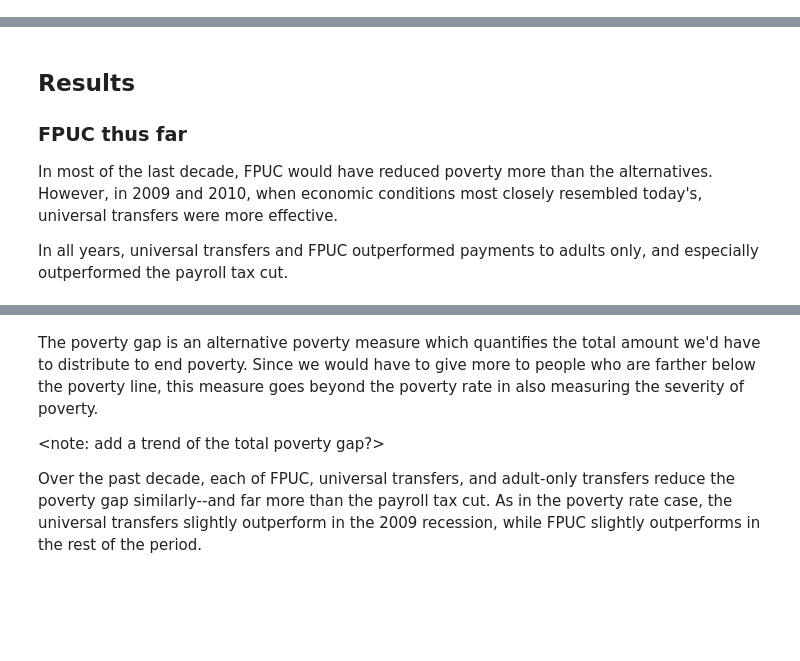
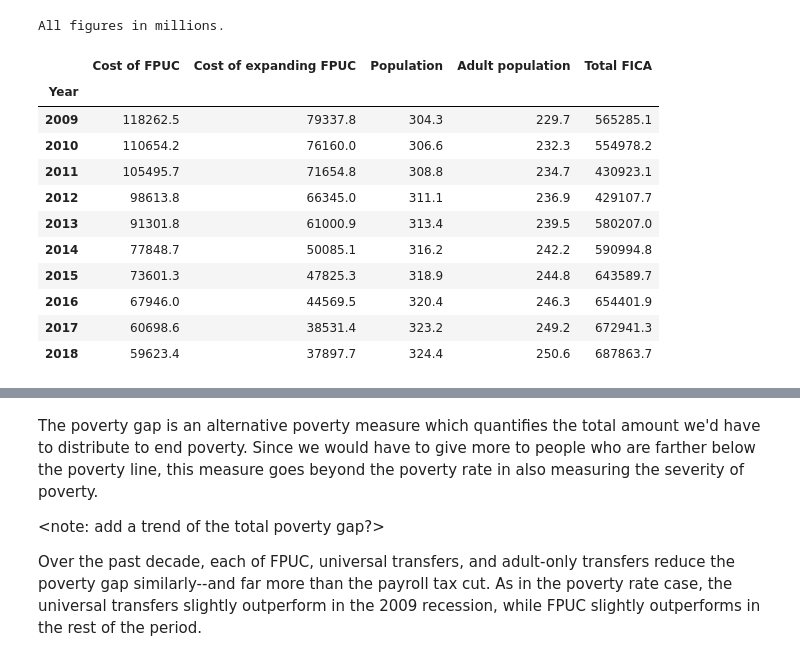
Before and after one commit to UBICenter/covid, a Jupyter notebook: jb/ui.ipynb, the cells around one changed output, grey strips where cells are left out. Saved outputs shown, nothing was run; the diff lists cells and outputs as text; code cells hidden in the pictures; blank space fills up the shorter version.

```diff
--- a/jb/ui.ipynb
+++ b/jb/ui.ipynb
@@ -439,3 +147,23 @@ All figures in millions.
+# %%
+# Print overall summary
+print("All figures in millions.")
+(year_summary.rename(columns={'FLPDYR': 'Year'}).set_index(
+    'Year')[OVERALL_YEARLY_METRICS].rename(
+    columns=DISPLAY_METRICS) / 1e6).round(1)
+# %% [output]
+All figures in millions.
+|  | Cost of FPUC | Cost of expanding FPUC | Population | Adult population | Total FICA |
+| Year |  |  |  |  |  |
+| 2009 | 118262.5 | 79337.8 | 304.3 | 229.7 | 565285.1 |
+| 2010 | 110654.2 | 76160.0 | 306.6 | 232.3 | 554978.2 |
+| 2011 | 105495.7 | 71654.8 | 308.8 | 234.7 | 430923.1 |
+| 2012 | 98613.8 | 66345.0 | 311.1 | 236.9 | 429107.7 |
+| 2013 | 91301.8 | 61000.9 | 313.4 | 239.5 | 580207.0 |
+| 2014 | 77848.7 | 50085.1 | 316.2 | 242.2 | 590994.8 |
+| 2015 | 73601.3 | 47825.3 | 318.9 | 244.8 | 643589.7 |
+| 2016 | 67946.0 | 44569.5 | 320.4 | 246.3 | 654401.9 |
+| 2017 | 60698.6 | 38531.4 | 323.2 | 249.2 | 672941.3 |
+| 2018 | 59623.4 | 37897.7 | 324.4 | 250.6 | 687863.7 |
 # %%
 # Print reform parameter summary.
 (year_summary.set_index('FLPDYR')[
@@ -454,14 +182,3 @@ All figures in millions.
 | 2016 | 212.08 | 275.84 | 10.38 | 139.12 | ... |
 | 2017 | 187.83 | 243.58 | 9.02 | 119.23 | ... |
 | 2018 | 183.82 | 237.96 | 8.67 | 116.84 | ... |
-# %% [markdown]
-## Results
-
-### FPUC thus far
-
-In most of the last decade, FPUC would have reduced poverty more than the alternatives.
-However, in 2009 and 2010, when economic conditions most closely resembled today's,
-universal transfers were more effective.
-
-In all years, universal transfers and FPUC outperformed payments to adults only,
-and especially outperformed the payroll tax cut.
```
Also changed, not shown: parts of 16 cells of this notebook, 1 other file.
